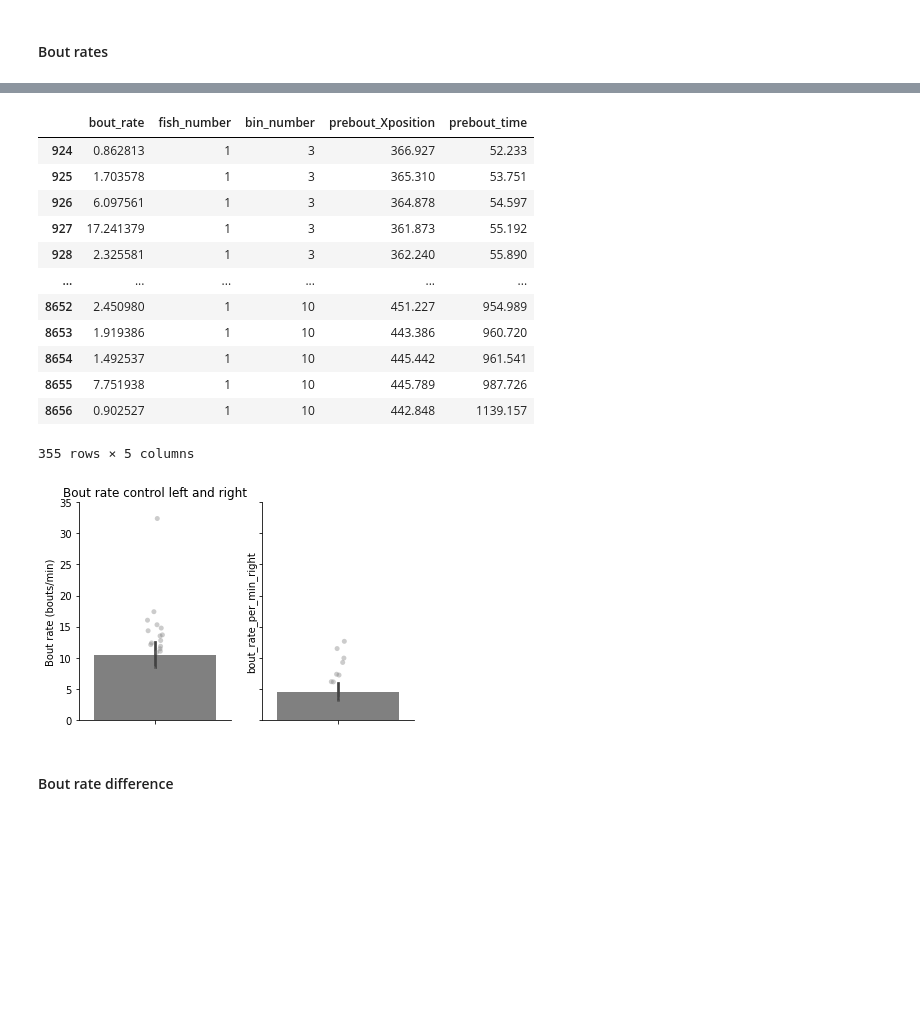
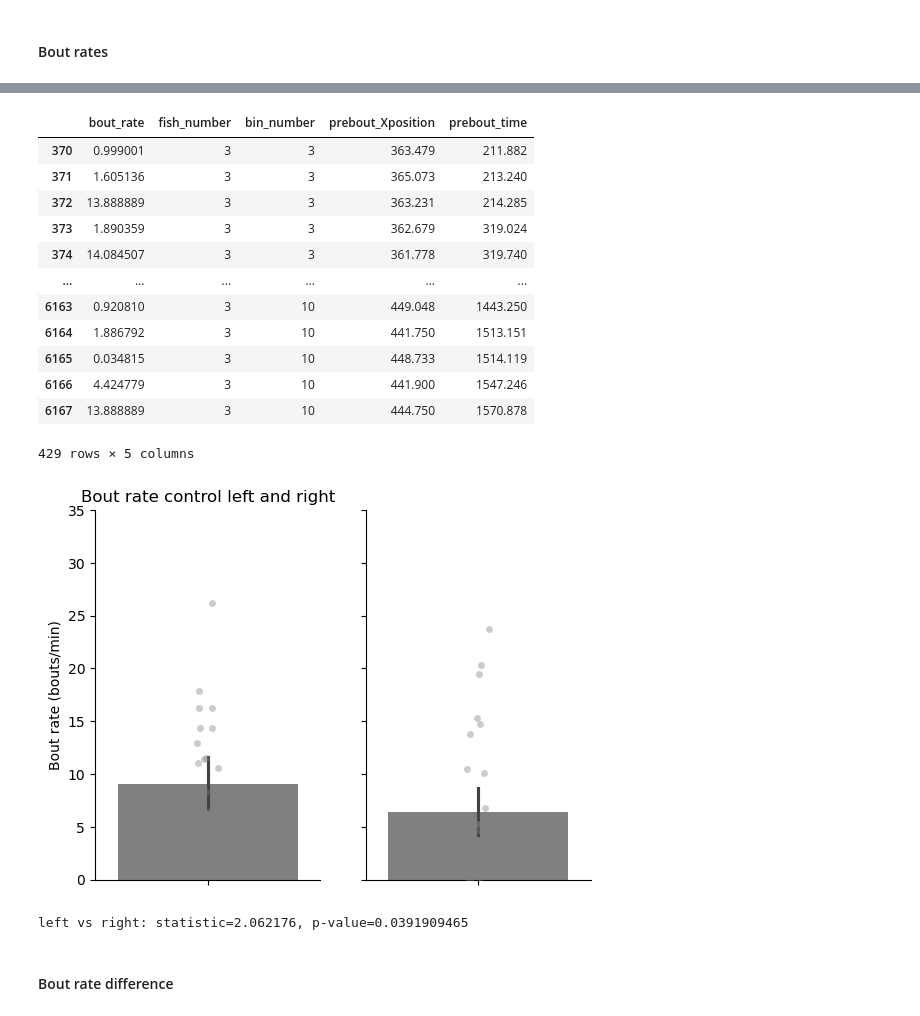
Before and after one commit to PaulaPflitsch/SleepPaper_code2023, a Jupyter notebook: Avoidance_analysis/Odor_sleep_data_oct2024.ipynb, the cells around one changed output, grey strips where cells are left out. Cells and saved outputs as stored; diff of their text form; code cells hidden in the pictures; blank space fills up the shorter version.

Commit message:
stats

```diff
--- a/Avoidance_analysis/Odor_sleep_data_oct2024.ipynb
+++ b/Avoidance_analysis/Odor_sleep_data_oct2024.ipynb
@@ -26,7 +26,7 @@ Data frame from Matlab
 4. preBout time in s
 # %%
 # change directory
-bout_rates_ctrl=pd.read_csv(r"E:\Olfaction\Prefernece_index_cadaverine\5mM_cadaverine\bout_rates_control.csv", header=None)
+bout_rates_ctrl=pd.read_csv(r"D:\Olfaction\Preference_index_starved\partial_starvation\patial_starvation\bout_rates_control.csv", header=None)
 print(bout_rates_ctrl)
 # %% [output]
               0   1   2        3         4
@@ -176,37 +176,43 @@ Right side mean bout rate:
 # %%
 # check for correctness
-left_df.loc[left_df['fish_number'] == 1]
+left_df_ctrl.loc[left_df_ctrl['fish_number'] == 3]
 # %% [output]
 |  | bout_rate | fish_number | bin_number | prebout_Xposition | prebout_time |
-| 924 | 0.862813 | 1 | 3 | 366.927 | 52.233 |
-| 925 | 1.703578 | 1 | 3 | 365.310 | 53.751 |
-| 926 | 6.097561 | 1 | 3 | 364.878 | 54.597 |
-| 927 | 17.241379 | 1 | 3 | 361.873 | 55.192 |
-| 928 | 2.325581 | 1 | 3 | 362.240 | 55.890 |
+| 370 | 0.999001 | 3 | 3 | 363.479 | 211.882 |
+| 371 | 1.605136 | 3 | 3 | 365.073 | 213.240 |
+| 372 | 13.888889 | 3 | 3 | 363.231 | 214.285 |
+| 373 | 1.890359 | 3 | 3 | 362.679 | 319.024 |
+| 374 | 14.084507 | 3 | 3 | 361.778 | 319.740 |
 | ... | ... | ... | ... | ... | ... |
-| 8652 | 2.450980 | 1 | 10 | 451.227 | 954.989 |
-| 8653 | 1.919386 | 1 | 10 | 443.386 | 960.720 |
-| 8654 | 1.492537 | 1 | 10 | 445.442 | 961.541 |
-| 8655 | 7.751938 | 1 | 10 | 445.789 | 987.726 |
-| 8656 | 0.902527 | 1 | 10 | 442.848 | 1139.157 |
+| 6163 | 0.920810 | 3 | 10 | 449.048 | 1443.250 |
+| 6164 | 1.886792 | 3 | 10 | 441.750 | 1513.151 |
+| 6165 | 0.034815 | 3 | 10 | 448.733 | 1514.119 |
+| 6166 | 4.424779 | 3 | 10 | 441.900 | 1547.246 |
+| 6167 | 13.888889 | 3 | 10 | 444.750 | 1570.878 |
-355 rows × 5 columns
+429 rows × 5 columns
 # %%
 #a4_dims = (11.7, 8.27)
 #fig, ax = plt.subplots(figsize=a4_dims)
 fig, (ax1, ax2) = plt.subplots(1, 2, sharey=True)
-ax = sns.barplot(ax=ax1,y=left_bout_rates['bout_rate_per_min_left'], color = "grey", orient="v")
-ax = sns.stripplot(ax=ax1,y="bout_rate_per_min_left", data=left_bout_rates, dodge=True, color="grey", alpha = 0.4,jitter = 0.05)
+ax = sns.barplot(ax=ax1,y=left_bout_rates_ctrl['bout_rate_per_min_left'], color = "grey", orient="v")
+ax = sns.stripplot(ax=ax1,y="bout_rate_per_min_left", data=left_bout_rates_ctrl, dodge=True, color="grey", alpha = 0.4,jitter = 0.05)
 
-ax = sns.barplot(ax=ax2, y=right_bout_rates['bout_rate_per_min_right'], color = "grey", orient="v")
-ax = sns.stripplot(ax=ax2,y="bout_rate_per_min_right", data=right_bout_rates, dodge=True, color="grey", alpha = 0.4,jitter = 0.05)
+ax = sns.barplot(ax=ax2, y=right_bout_rates_ctrl['bout_rate_per_min_right'], color = "grey", orient="v")
+ax = sns.stripplot(ax=ax2,y="bout_rate_per_min_right", data=right_bout_rates_ctrl, dodge=True, color="grey", alpha = 0.4,jitter = 0.05)
 
 ax1.set_title("Bout rate control left and right")
 ax.set_ylim(0, 35)
 ax1.set_ylabel("Bout rate (bouts/min)")
 sns.despine(right=True, bottom=False)
-fig.savefig(r"E:\Olfaction\Prefernece_index_cadaverine\5mM_cadaverine\bout_rate_left_right_control.pdf")
+fig.savefig(r"D:\Olfaction\Preference_index_starved\partial_starvation\patial_starvation\bout_rate_left_right_control.pdf")
 # %% [output]
-[figure, old version]
+[figure, new version]
+# %%
+# stats left vs right bout rate
+p=ranksums(left_bout_rates_ctrl['bout_rate_per_min_left'], right_bout_rates_ctrl['bout_rate_per_min_right'])
+print(f"left vs right: statistic={p.statistic:.6f}, p-value={p.pvalue:.10f}")
+# %% [output]
+left vs right: statistic=2.062176, p-value=0.0391909465
 # %% [markdown]
 #### Bout rate difference
 # %%
```
Also changed, not shown: parts of 16 cells of this notebook.
